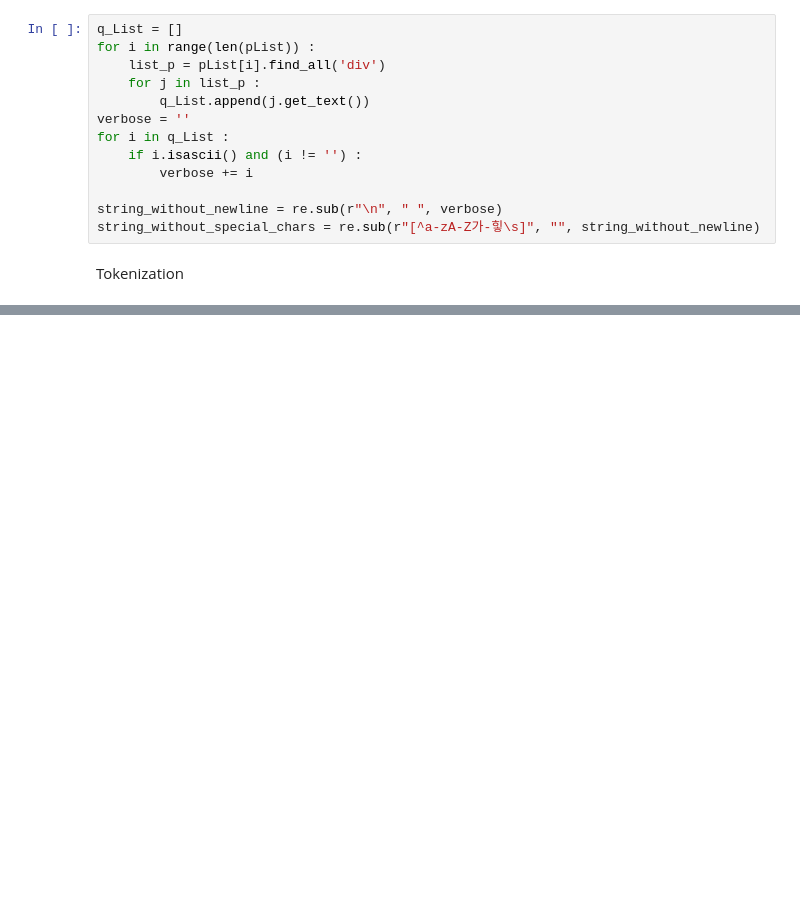
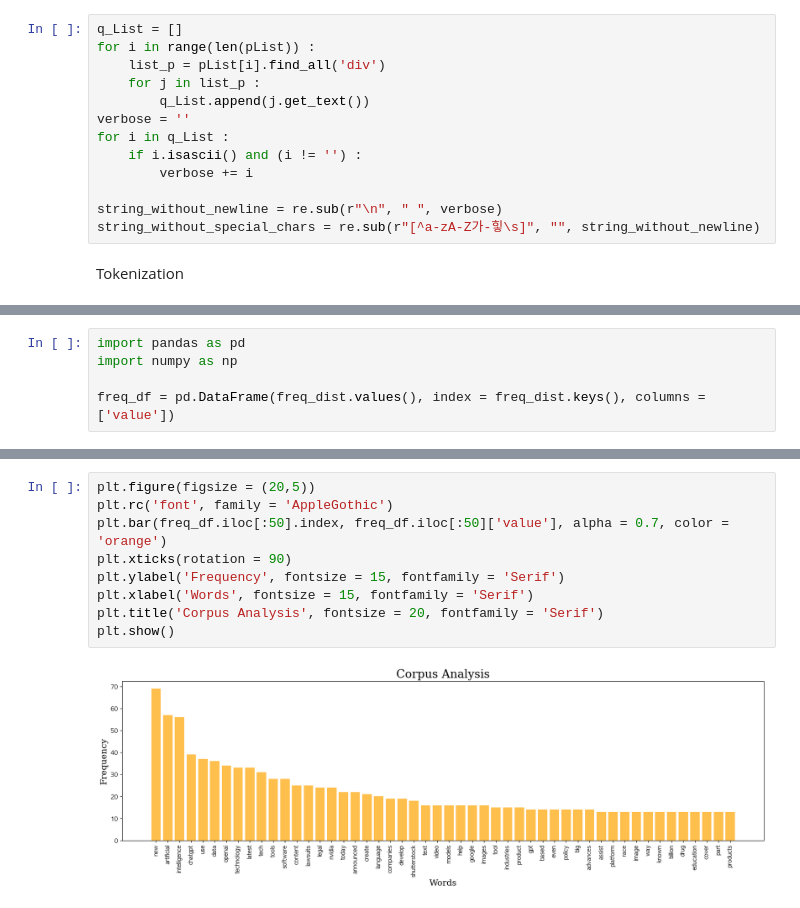
Before and after one commit to Tommylee1013/MetaverseMarketing, a Jupyter notebook: Google Web Crawling.ipynb, the cells around one changed output, grey strips where cells are left out. Drawn from its saved outputs; the diff is of its cells as text; blank space fills up the shorter version.

```diff
--- a/Google Web Crawling.ipynb
+++ b/Google Web Crawling.ipynb
@@ -117,0 +118,5 @@ plt.axis('off')
+# %%
+import pandas as pd
+import numpy as np
+
+freq_df = pd.DataFrame(freq_dist.values(), index = freq_dist.keys(), columns = ['value'])
@@ -117,0 +143,11 @@ plt.axis('off')
+# %%
+plt.figure(figsize = (20,5))
+plt.rc('font', family = 'AppleGothic')
+plt.bar(freq_df.iloc[:50].index, freq_df.iloc[:50]['value'], alpha = 0.7, color = 'orange')
+plt.xticks(rotation = 90)
+plt.ylabel('Frequency', fontsize = 15, fontfamily = 'Serif')
+plt.xlabel('Words', fontsize = 15, fontfamily = 'Serif')
+plt.title('Corpus Analysis', fontsize = 20, fontfamily = 'Serif')
+plt.show()
+# %% [output]
+[figure, added]
```
Also changed, not shown: parts of 13 cells of this notebook.
